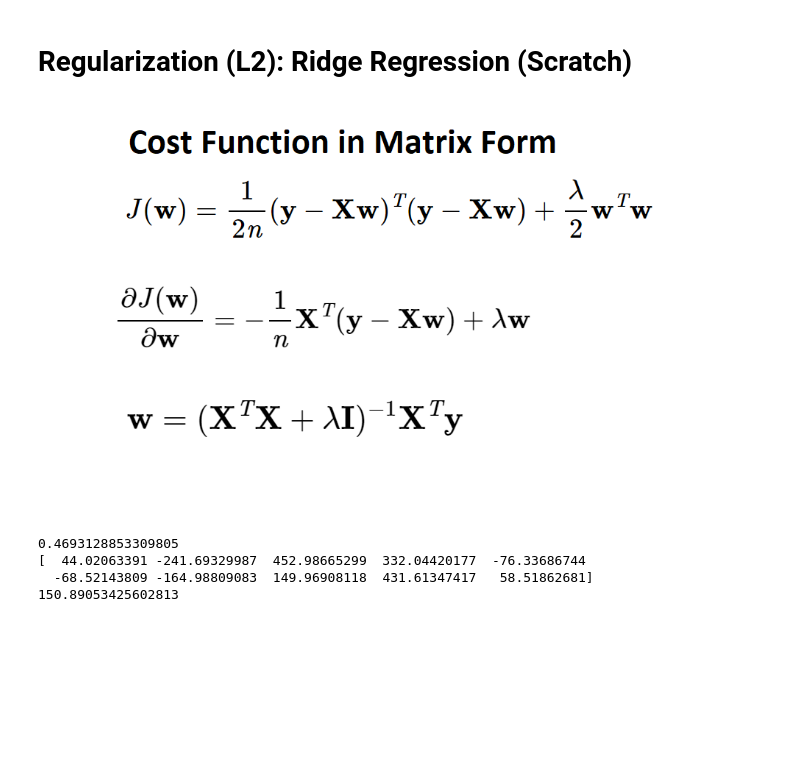
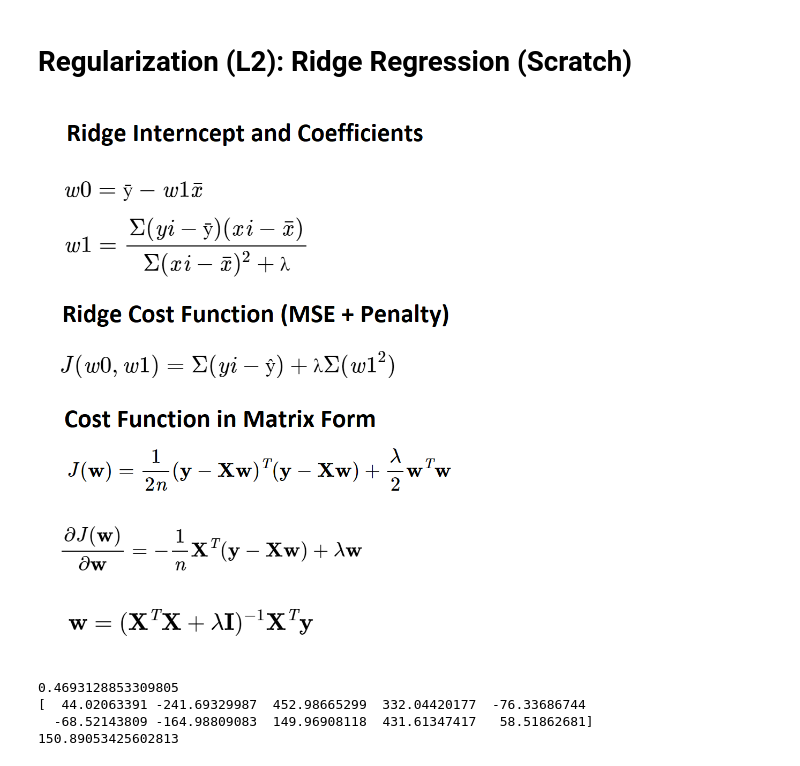
Before and after one commit to ArslanKAS/Python-Chilla-2.0, a Jupyter notebook: 16_Ridge_Regression/Ridge_scratch.ipynb, the cells around one changed output. Drawn from its saved outputs; the diff is of its cells as text; code cells hidden in the pictures; blank space fills up the shorter version.

Commit message:
Equations Add

```diff
--- a/16_Ridge_Regression/Ridge_scratch.ipynb
+++ b/16_Ridge_Regression/Ridge_scratch.ipynb
@@ -2,9 +2,9 @@
 # **Regularization (L2):** Ridge Regression (**Scratch**)
 # %%
 from IPython.display import Image
-Image(filename='Cost_Function_Matrix.png')
+Image(filename='Ridge Equations.png')
 # %% [output]
-[figure, old version]
+[figure, new version]
 # %%
 class MeraRidge:
 
```
Also changed, not shown: 4 other files.
